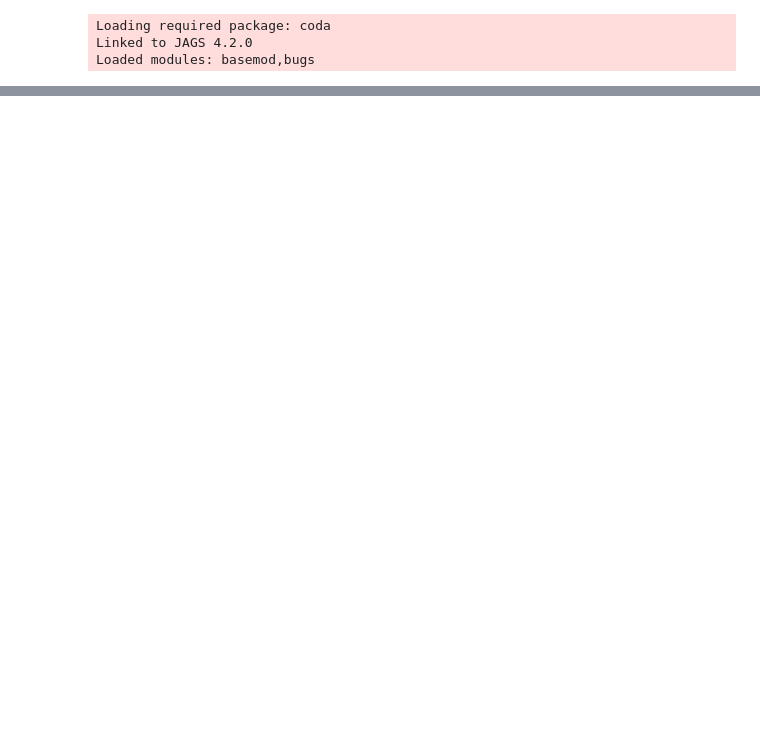
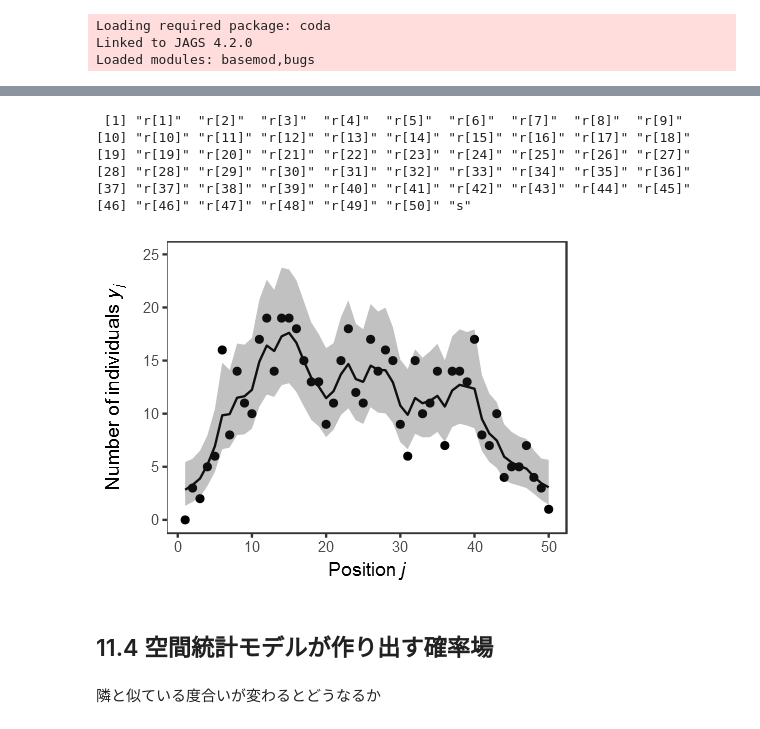
Before and after one commit to whatalnk/stat-model-intro, a Jupyter notebook: Chap11.ipynb, the cells around one changed output, grey strips where cells are left out. Saved outputs shown, nothing was run; the diff lists cells and outputs as text; code cells hidden in the pictures; blank space fills up the shorter version.

```diff
--- a/Chap11.ipynb
+++ b/Chap11.ipynb
@@ -418,21 +281,0 @@ seq_along(c(1,10, 20))
-# %%
-point.alpha <- 0.5
-ribbon.alpha <- 0.3
-ribbon.fill <- "black"
-Y.fit <- apply(fit$samples$fitted, 2, mean) #3000回の平均
-Y.ci <- apply(fit$samples$fitted, 2, quantile, c(0.025, 0.975))
-
-df <- data.frame(j = seq_along(Y), Y = Y, Yhat = Y.fit,
-                  Yupper = Y.ci["97.5%", ], Ylower = Y.ci["2.5%", ])
-p <- ggplot(df) +
-  geom_ribbon(aes(x = j, ymax = Yupper, ymin = Ylower),
-              fill = ribbon.fill, alpha = ribbon.alpha) +
-  geom_point(aes(x = j, y = Y), size = 2.5) +
-  geom_line(aes(x = j, y = Yhat), size = 0.5) +
-  xlab("位置") + ylab("個体数") +
-  ylim(0, 25) +
-  theme_classic(base_family = "IPAexGothic")
-
-Cairo(type = "raster")
-print(p)
-dev.off()
@@ -487,0 +313,2 @@ print(readLines("runbugs.R"))
+# %%
+post.jags2 <- coda.samples(m, variable.names = c("r", "s"), n.iter = 10000, thin = 10)
@@ -487,0 +317,2 @@ print(readLines("runbugs.R"))
+# %%
+post.jags2 <- readRDS(file = "chap11-post-jags2.rds")
@@ -487,0 +359,35 @@ print(readLines("runbugs.R"))
+# %%
+varnames(post.jags2)
+# %% [output]
+ [1] "r[1]"  "r[2]"  "r[3]"  "r[4]"  "r[5]"  "r[6]"  "r[7]"  "r[8]"  "r[9]"
+[10] "r[10]" "r[11]" "r[12]" "r[13]" "r[14]" "r[15]" "r[16]" "r[17]" "r[18]"
+[19] "r[19]" "r[20]" "r[21]" "r[22]" "r[23]" "r[24]" "r[25]" "r[26]" "r[27]"
+[28] "r[28]" "r[29]" "r[30]" "r[31]" "r[32]" "r[33]" "r[34]" "r[35]" "r[36]"
+[37] "r[37]" "r[38]" "r[39]" "r[40]" "r[41]" "r[42]" "r[43]" "r[44]" "r[45]"
+[46] "r[46]" "r[47]" "r[48]" "r[49]" "r[50]" "s"
+# %%
+Y.hat <- exp(summary(post.jags2[, grep("r", varnames(post.jags2))])$statistics[, "Mean"])
+Y.qnt <- exp(summary(post.jags2[, grep("r", varnames(post.jags2))])$quantiles[, c("2.5%", "97.5%")])
+
+data_frame(site = seq_along(Y),
+           Y = Y,
+           Y.hat = Y.hat,
+           Y.975 = Y.qnt[, 2],
+           Y.025 = Y.qnt[, 1]) %>>%
+    ggplot() +
+        geom_point(aes(x = site, y = Y)) +
+        geom_line(aes(x = site, y = Y.hat)) +
+        geom_ribbon(aes(x = site, ymin = Y.025, ymax = Y.975), alpha = 0.3) +
+        theme_bw() +
+        theme(
+            panel.grid = element_blank()
+        ) +
+        xlab(expression("Position "*italic("j"))) +
+        ylab(expression("Number of individuals  "*italic("y")[italic("j")])) +
+        ylim(c(0, 25))
+# %% [output]
+[figure, added]
+# %% [markdown]
+## 11.4 空間統計モデルが作り出す確率場
+# %% [markdown]
+隣と似ている度合いが変わるとどうなるか
```
Also changed, not shown: parts of 73 cells of this notebook, 5 other files.
